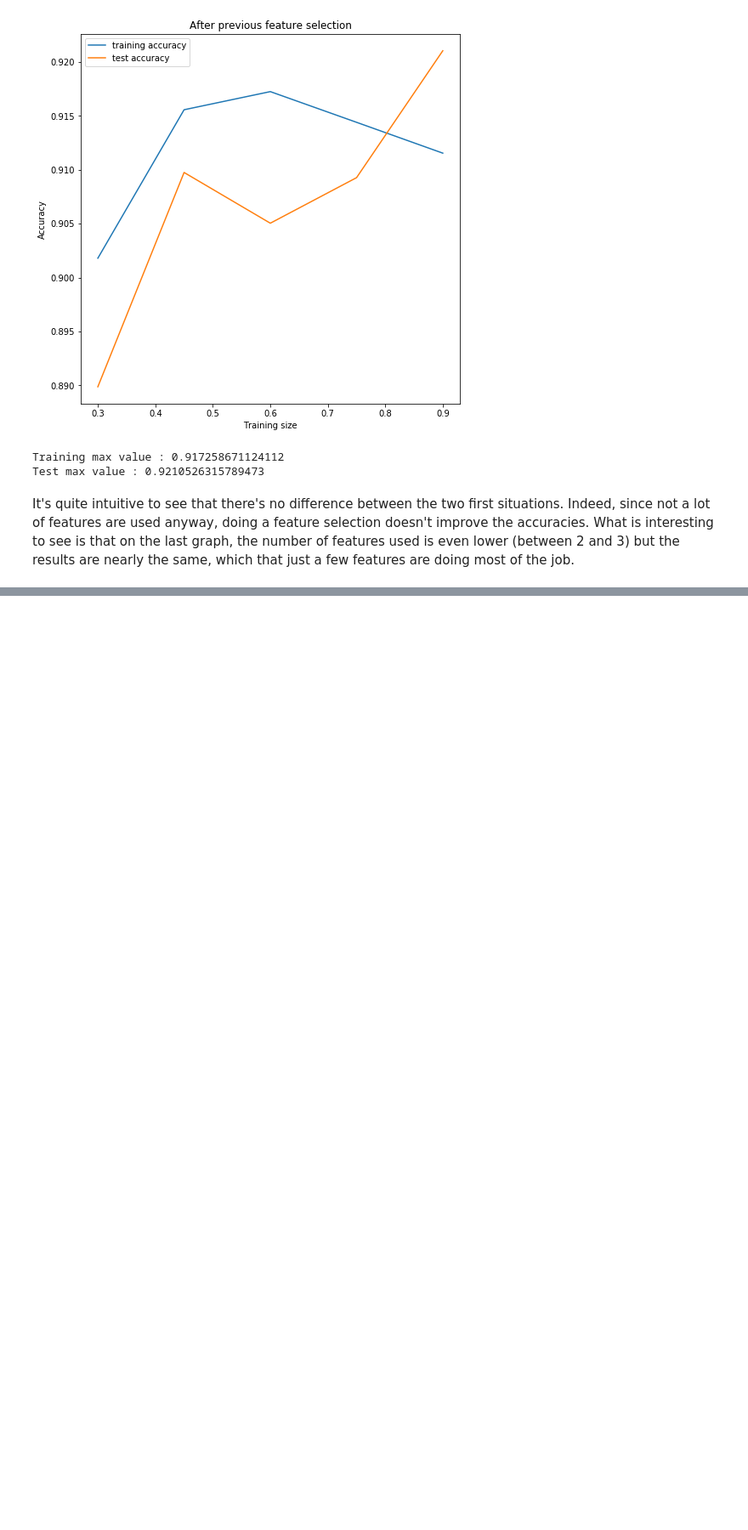
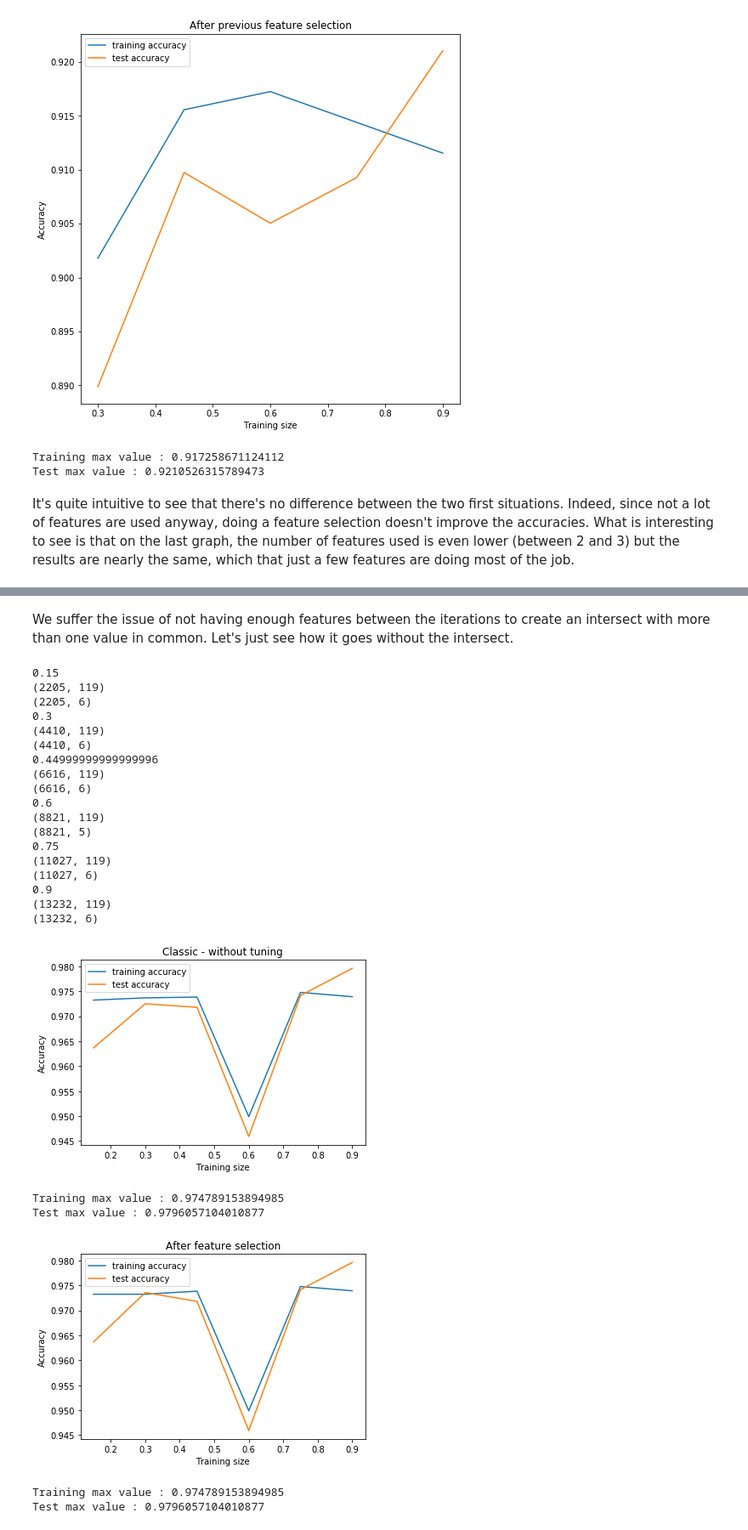
Before and after one commit to roussieau/masterthesis, a Jupyter notebook: src/machine_learning/Decision Trees.ipynb, the cells around one changed output, grey strips where cells are left out. Shown: that part at 85% size. Drawn from its saved outputs; the diff is of its cells as text; code cells hidden in the pictures; blank space fills up the shorter version.

```diff
--- a/src/machine_learning/Decision Trees.ipynb
+++ b/src/machine_learning/Decision Trees.ipynb
@@ -360,0 +382,29 @@ It's quite intuitive to see that there's no difference between the two first sit
+# %% [markdown]
+We suffer the issue of not having enough features between the iterations to create an intersect with more than one value in common. Let's just see how it goes without the intersect.
+# %%
+feature_selection('../dumps/2020.03.11-17.39.csv',0.15,"tree")
+# %% [output]
+0.15
+(2205, 119)
+(2205, 6)
+0.3
+(4410, 119)
+(4410, 6)
+0.44999999999999996
+(6616, 119)
+(6616, 6)
+0.6
+(8821, 119)
+(8821, 5)
+0.75
+(11027, 119)
+(11027, 6)
+0.9
+(13232, 119)
+(13232, 6)
+[figure, added]
+Training max value : 0.974789153894985
+Test max value : 0.9796057104010877
+[figure, added]
+Training max value : 0.974789153894985
+Test max value : 0.9796057104010877
```
Also changed, not shown: parts of 6 cells of this notebook, 9 other files.
